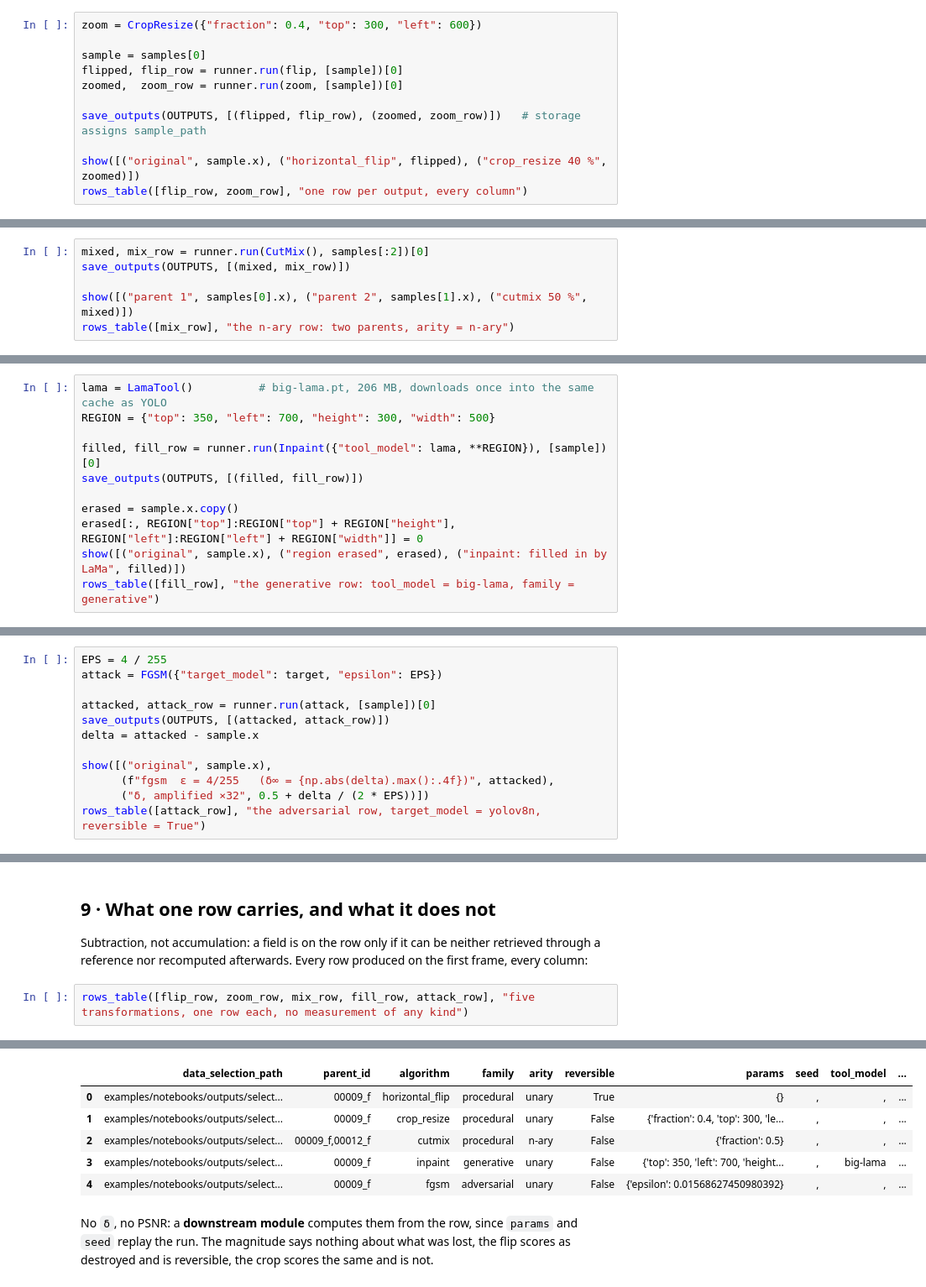
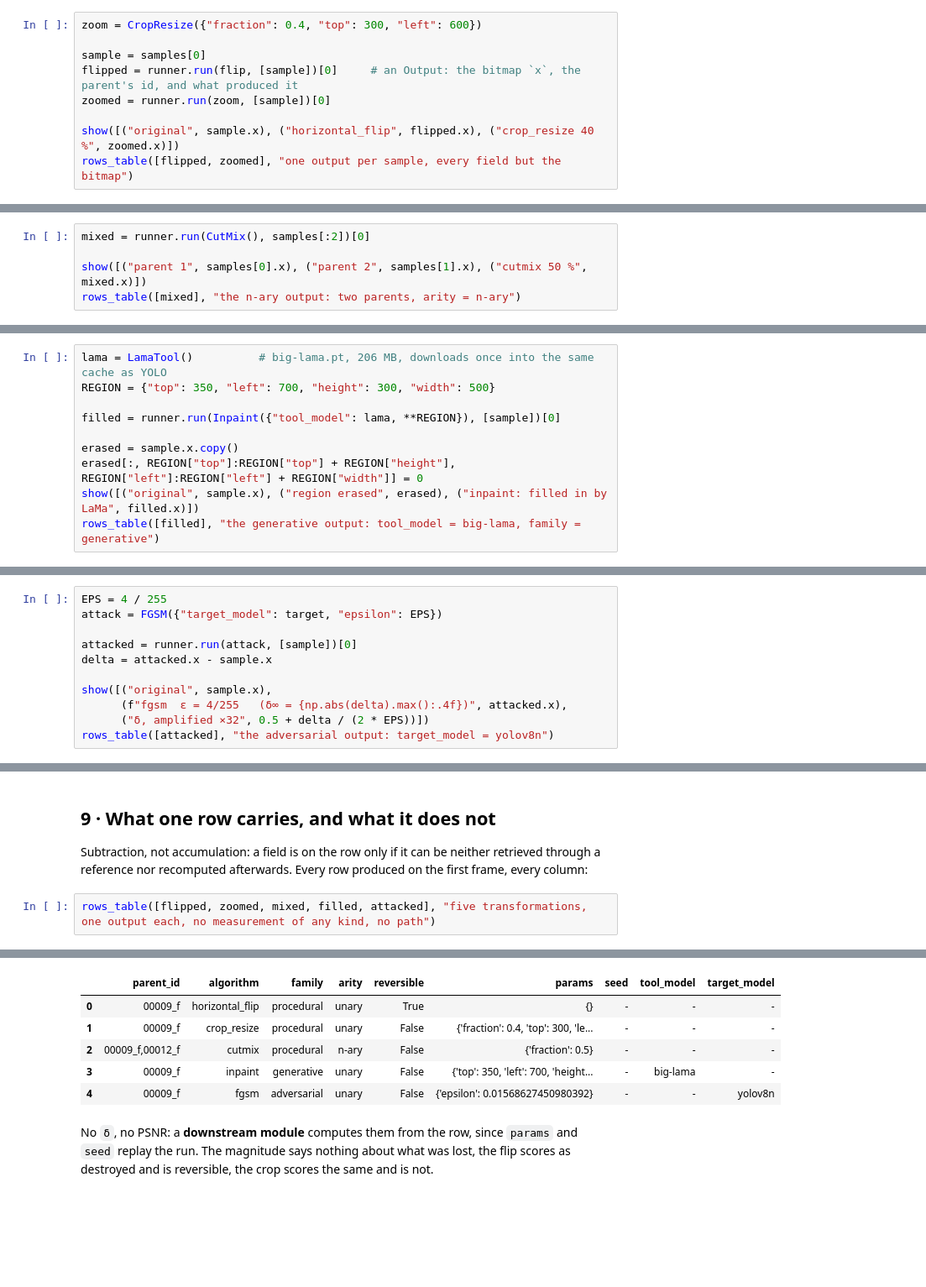
Before and after one commit to Safenai/kcai-data-sampling, a Jupyter notebook: examples/notebooks/interface_walkthrough.ipynb, the cells around one changed output, grey strips where cells are left out. Shown at 84% size. Saved outputs shown, nothing was run; the diff lists cells and outputs as text; blank space fills up the shorter version.

```diff
--- a/examples/notebooks/interface_walkthrough.ipynb
+++ b/examples/notebooks/interface_walkthrough.ipynb
@@ -169,12 +159,10 @@ refused: fgsm needs a target model exposing grad; 'scores' lacks grad (it expose
 zoom = CropResize({"fraction": 0.4, "top": 300, "left": 600})
 
 sample = samples[0]
-flipped, flip_row = runner.run(flip, [sample])[0]
-zoomed,  zoom_row = runner.run(zoom, [sample])[0]
+flipped = runner.run(flip, [sample])[0]     # an Output: the bitmap `x`, the parent's id, and what produced it
+zoomed = runner.run(zoom, [sample])[0]
 
-save_outputs(OUTPUTS, [(flipped, flip_row), (zoomed, zoom_row)])   # storage assigns sample_path
-
-show([("original", sample.x), ("horizontal_flip", flipped), ("crop_resize 40 %", zoomed)])
-rows_table([flip_row, zoom_row], "one row per output, every column")
+show([("original", sample.x), ("horizontal_flip", flipped.x), ("crop_resize 40 %", zoomed.x)])
+rows_table([flipped, zoomed], "one output per sample, every field but the bitmap")
 # %% [output]
 [figure]
@@ -187,10 +175,9 @@ one row per output, every column
 
 `(x₁, x₂) ↦ x′`: the right half of the second parent pasted onto the first. The algorithm chooses its parents over the whole selection (each sample with the next); the row names both parents, and `δ` is undefined since there is no single source.
 # %%
-mixed, mix_row = runner.run(CutMix(), samples[:2])[0]
-save_outputs(OUTPUTS, [(mixed, mix_row)])
+mixed = runner.run(CutMix(), samples[:2])[0]
 
-show([("parent 1", samples[0].x), ("parent 2", samples[1].x), ("cutmix 50 %", mixed)])
-rows_table([mix_row], "the n-ary row: two parents, arity = n-ary")
+show([("parent 1", samples[0].x), ("parent 2", samples[1].x), ("cutmix 50 %", mixed.x)])
+rows_table([mixed], "the n-ary output: two parents, arity = n-ary")
 # %% [output]
 [figure]
@@ -205,12 +192,11 @@ A **tool** model produces content: a rectangle of the sample is erased and LaMa
 lama = LamaTool()          # big-lama.pt, 206 MB, downloads once into the same cache as YOLO
 REGION = {"top": 350, "left": 700, "height": 300, "width": 500}
 
-filled, fill_row = runner.run(Inpaint({"tool_model": lama, **REGION}), [sample])[0]
-save_outputs(OUTPUTS, [(filled, fill_row)])
+filled = runner.run(Inpaint({"tool_model": lama, **REGION}), [sample])[0]
 
 erased = sample.x.copy()
 erased[:, REGION["top"]:REGION["top"] + REGION["height"], REGION["left"]:REGION["left"] + REGION["width"]] = 0
-show([("original", sample.x), ("region erased", erased), ("inpaint: filled in by LaMa", filled)])
-rows_table([fill_row], "the generative row: tool_model = big-lama, family = generative")
+show([("original", sample.x), ("region erased", erased), ("inpaint: filled in by LaMa", filled.x)])
+rows_table([filled], "the generative output: tool_model = big-lama, family = generative")
 # %% [output]
 [figure]
@@ -225,13 +211,12 @@ The output is computed *against* a **target** model. The interface asks it for o
 EPS = 4 / 255
 attack = FGSM({"target_model": target, "epsilon": EPS})
 
-attacked, attack_row = runner.run(attack, [sample])[0]
-save_outputs(OUTPUTS, [(attacked, attack_row)])
-delta = attacked - sample.x
+attacked = runner.run(attack, [sample])[0]
+delta = attacked.x - sample.x
 
 show([("original", sample.x),
-      (f"fgsm  ε = 4/255   (δ∞ = {np.abs(delta).max():.4f})", attacked),
+      (f"fgsm  ε = 4/255   (δ∞ = {np.abs(delta).max():.4f})", attacked.x),
       ("δ, amplified ×32", 0.5 + delta / (2 * EPS))])
-rows_table([attack_row], "the adversarial row, target_model = yolov8n, reversible = True")
+rows_table([attacked], "the adversarial output: target_model = yolov8n")
 # %% [output]
 [figure]
@@ -263,5 +248,5 @@ refused: shrinks changed the sample space: (3, 1208, 1928) → (3, 400, 400). A
 
 Subtraction, not accumulation: a field is on the row only if it can be neither retrieved through a reference nor recomputed afterwards. Every row produced on the first frame, every column:
 # %%
-rows_table([flip_row, zoom_row, mix_row, fill_row, attack_row], "five transformations, one row each, no measurement of any kind")
+rows_table([flipped, zoomed, mixed, filled, attacked], "five transformations, one output each, no measurement of any kind, no path")
 # %% [output]
@@ -269,9 +254,9 @@ five transformations, one row each, no measurement of any kind
-|  | data_selection_path | parent_id | algorithm | family | arity | reversible | params | seed | tool_model | ... |
-| 0 | examples/notebooks/outputs/select... | 00009_f | horizontal_flip | procedural | unary | True | {} | , | , | ... |
-| 1 | examples/notebooks/outputs/select... | 00009_f | crop_resize | procedural | unary | False | {'fraction': 0.4, 'top': 300, 'le... | , | , | ... |
-| 2 | examples/notebooks/outputs/select... | 00009_f,00012_f | cutmix | procedural | n-ary | False | {'fraction': 0.5} | , | , | ... |
-| 3 | examples/notebooks/outputs/select... | 00009_f | inpaint | generative | unary | False | {'top': 350, 'left': 700, 'height... | , | big-lama | ... |
-| 4 | examples/notebooks/outputs/select... | 00009_f | fgsm | adversarial | unary | False | {'epsilon': 0.01568627450980392} | , | , | ... |
+|  | parent_id | algorithm | family | arity | reversible | params | seed | tool_model | target_model |
+| 0 | 00009_f | horizontal_flip | procedural | unary | True | {} | - | - | - |
+| 1 | 00009_f | crop_resize | procedural | unary | False | {'fraction': 0.4, 'top': 300, 'le... | - | - | - |
+| 2 | 00009_f,00012_f | cutmix | procedural | n-ary | False | {'fraction': 0.5} | - | - | - |
+| 3 | 00009_f | inpaint | generative | unary | False | {'top': 350, 'left': 700, 'height... | - | big-lama | - |
+| 4 | 00009_f | fgsm | adversarial | unary | False | {'epsilon': 0.01568627450980392} | - | - | yolov8n |
 # %% [markdown]
 No `δ`, no PSNR: a **downstream module** computes them from the row, since `params` and `seed` replay the run. The magnitude says nothing about what was lost, the flip scores as destroyed and is reversible, the crop scores the same and is not.
 # %%
```
Also changed, not shown: parts of 16 cells of this notebook, 25 other files.
